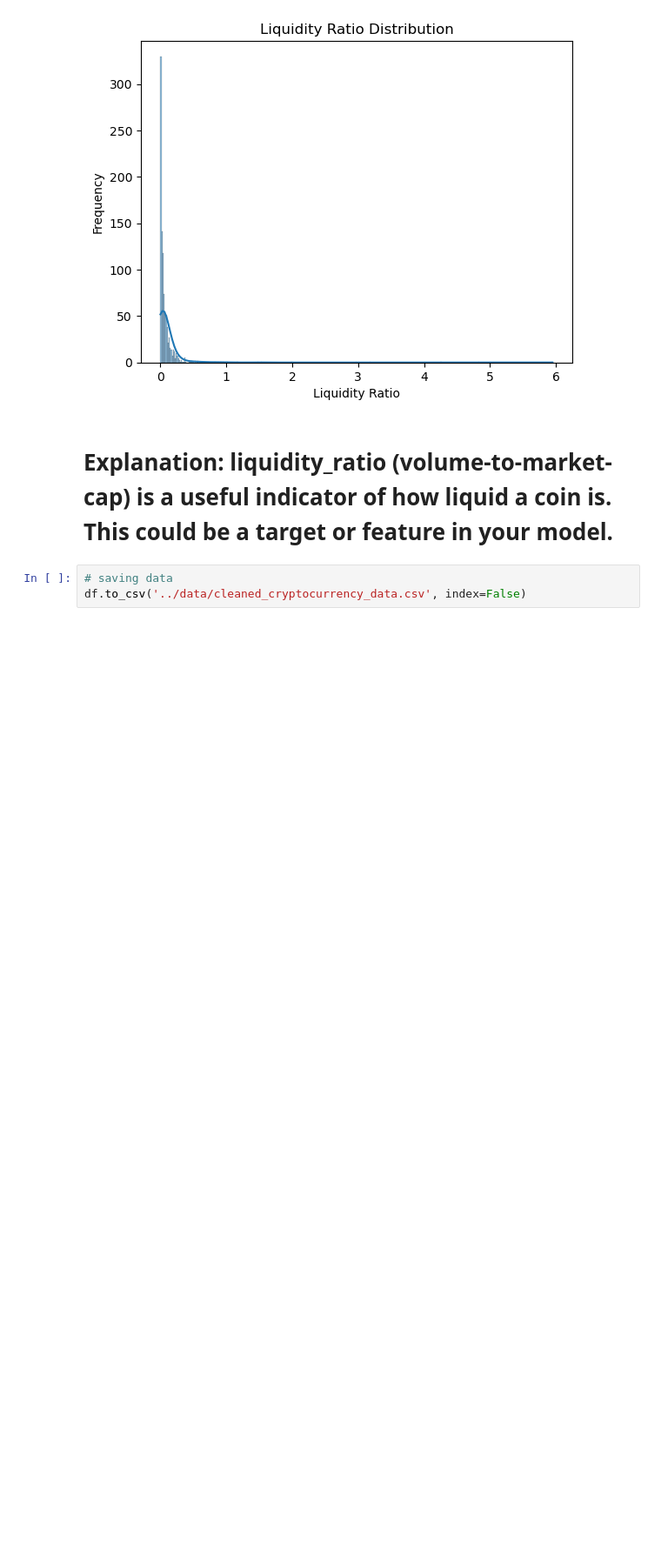
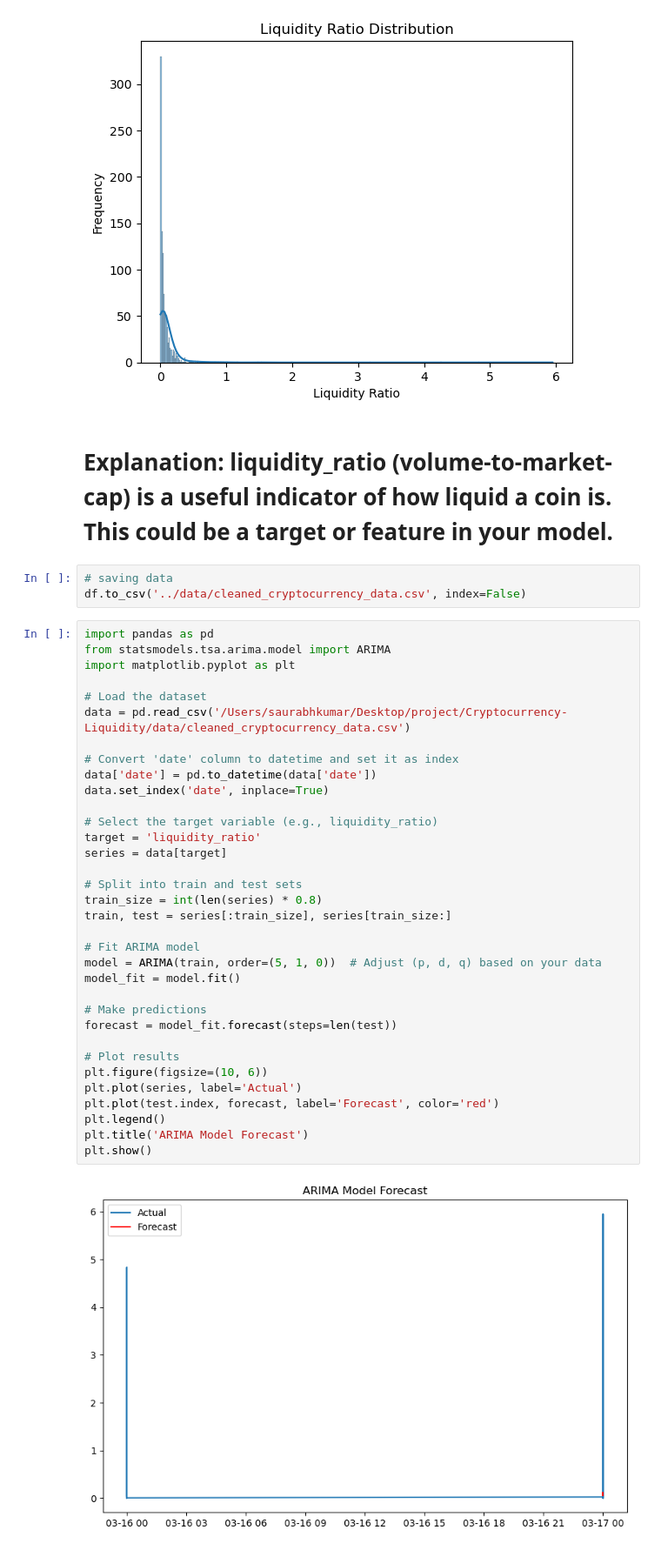
Before and after one commit to sau7282/Cryptocurrency-Liquidity, a Jupyter notebook: notebooks_implementation/Cryptocurrency_eda.ipynb, the cells around one changed output. Shown: that part at 87% size. Drawn from its saved outputs; the diff is of its cells as text; blank space fills up the shorter version.

```diff
--- a/notebooks_implementation/Cryptocurrency_eda.ipynb
+++ b/notebooks_implementation/Cryptocurrency_eda.ipynb
@@ -253,3 +253,39 @@ plt.show()
 # %%
 # saving data
 df.to_csv('../data/cleaned_cryptocurrency_data.csv', index=False)
+# %%
+import pandas as pd
+from statsmodels.tsa.arima.model import ARIMA
+import matplotlib.pyplot as plt
+
+# Load the dataset
+data = pd.read_csv('/Users/saurabhkumar/Desktop/project/Cryptocurrency-Liquidity/data/cleaned_cryptocurrency_data.csv')
+
+# Convert 'date' column to datetime and set it as index
+data['date'] = pd.to_datetime(data['date'])
+data.set_index('date', inplace=True)
+
+# Select the target variable (e.g., liquidity_ratio)
+target = 'liquidity_ratio'
+series = data[target]
+
+# Split into train and test sets
+train_size = int(len(series) * 0.8)
+train, test = series[:train_size], series[train_size:]
+
+# Fit ARIMA model
+model = ARIMA(train, order=(5, 1, 0))  # Adjust (p, d, q) based on your data
+model_fit = model.fit()
+
+# Make predictions
+forecast = model_fit.forecast(steps=len(test))
+
+# Plot results
+plt.figure(figsize=(10, 6))
+plt.plot(series, label='Actual')
+plt.plot(test.index, forecast, label='Forecast', color='red')
+plt.legend()
+plt.title('ARIMA Model Forecast')
+plt.show()
+# %% [output]
+[figure, added]
```
Also changed, not shown: 6 other files.
